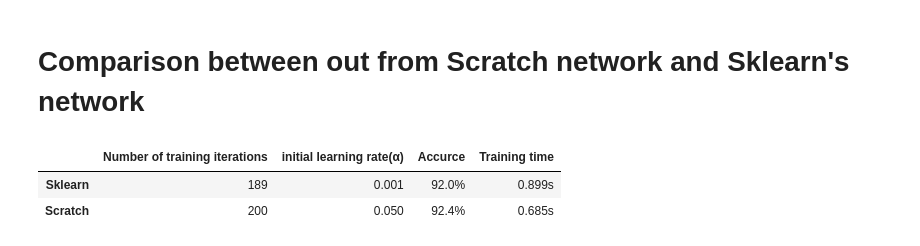
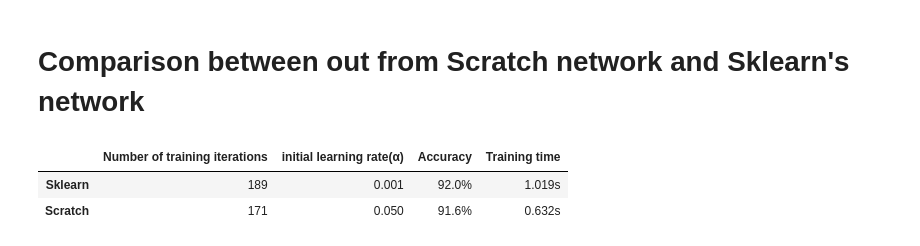
Before and after one commit to mohammed0749/Neuron_Network, a Jupyter notebook: Classification_Neurons_Network.ipynb, the cells around one changed output. Saved outputs shown, nothing was run; the diff lists cells and outputs as text; code cells hidden in the pictures.

```diff
--- a/Classification_Neurons_Network.ipynb
+++ b/Classification_Neurons_Network.ipynb
@@ -291,6 +313,7 @@ my_network = ClassificationNeuronsNetwork(
     hidden_layer_sizes=(50, 50,),
     activation='relu',
     max_iter=200,
+    learning_rate= 'constant',
     learning_rate_init=0.05,
     random_stat=1234,
     early_stopping=True,
@@ -339,31 +362,31 @@ ConfusionMatrixDisplay(
 # %%
 index = [
     "Sklearn", 'Scratch'
 ]
 
 columns = [
     'Number of training iterations',
     'initial learning rate(α)',
-    'Accurce',
+    'Accuracy',
     'Training time'
 ]
 
 data = [
     [sk_network.n_iter_, sk_network.learning_rate_init, sk_score, sk_training_time], # type: ignore
     [my_network.n_iter_, my_network.learning_rate_init, my_score, my_training_time]
 ]
 
 comparing_table = pd.DataFrame(
     data=data,
     columns=columns,
     index=index
 )
 
 comparing_table['Training time'] = comparing_table['Training time'].round(3).astype(str) + 's'
-comparing_table['Accurce'] = (comparing_table['Accurce']*100).round(2).astype(str) + '%'
+comparing_table['Accuracy'] = (comparing_table['Accuracy']*100).round(2).astype(str) + '%'
 
 comparing_table
 # %% [output]
-|  | Number of training iterations | initial learning rate(α) | Accurce | Training time |
-| Sklearn | 189 | 0.001 | 92.0% | 0.899s |
-| Scratch | 200 | 0.050 | 92.4% | 0.685s |
+|  | Number of training iterations | initial learning rate(α) | Accuracy | Training time |
+| Sklearn | 189 | 0.001 | 92.0% | 1.019s |
+| Scratch | 171 | 0.050 | 91.6% | 0.632s |
```
Also changed, not shown: parts of 5 cells of this notebook.
